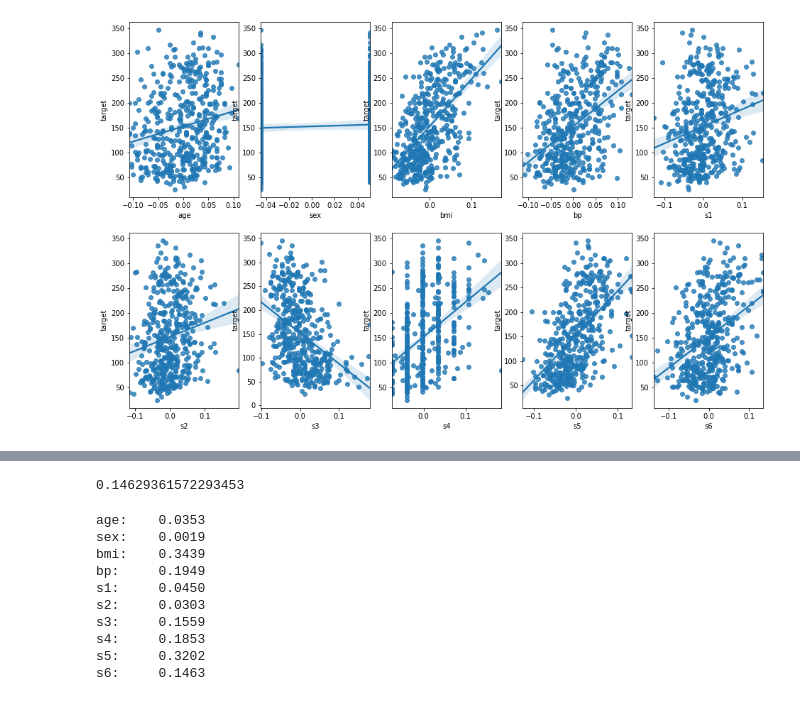
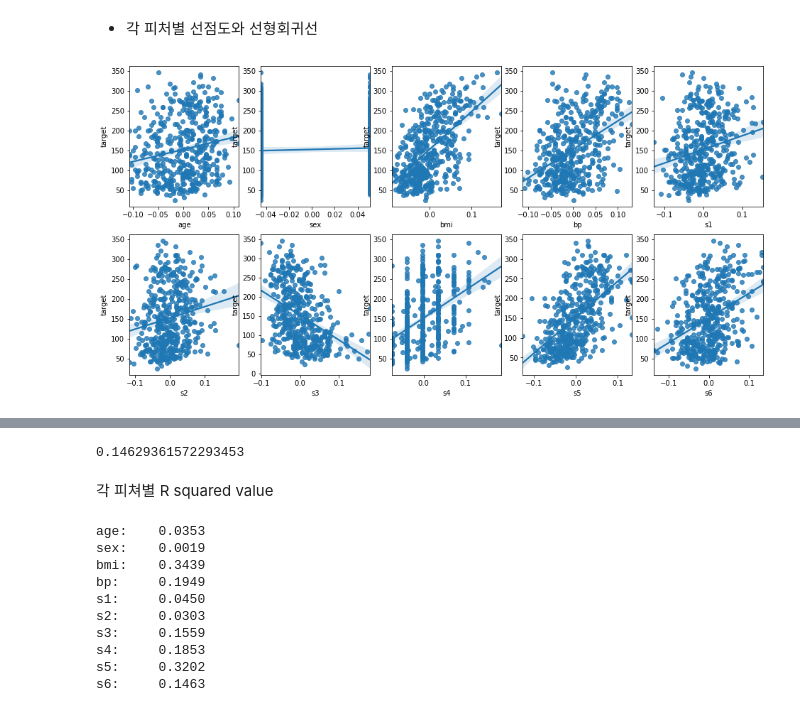
Before and after one commit to kstknow/--2021-12-1, a Jupyter notebook: 실습/김승태.ipynb, the cells around one changed output, grey strips where cells are left out. Cells and saved outputs as stored; diff of their text form; code cells hidden in the pictures.

```diff
--- a/실습/김승태.ipynb
+++ b/실습/김승태.ipynb
@@ -16,13 +16,15 @@ df.head()
 | 2 | 0.085299 | 0.050680 | 0.044451 | -0.005671 | -0.045599 | -0.034194 | -0.032356 | -0.002592 | 0.002864 | -0.025930 | 141.0 |
 | 3 | -0.089063 | -0.044642 | -0.011595 | -0.036656 | 0.012191 | 0.024991 | -0.036038 | 0.034309 | 0.022692 | -0.009362 | 206.0 |
 | 4 | 0.005383 | -0.044642 | -0.036385 | 0.021872 | 0.003935 | 0.015596 | 0.008142 | -0.002592 | -0.031991 | -0.046641 | 135.0 |
+# %% [markdown]
+- 각 피처별 선점도와 선형회귀선
 # %%
-fig, axs = plt.subplots(nrows=2, ncols=5, figsize=(16,10))
-for i, feature in enumerate(diabetes.feature_names):
-    row, col = i//5, i%5
+_, axs = plt.subplots(nrows=2, ncols=5, figsize=(16,8))
+for i, feature in enumerate(df.columns[:-1]):
+    row, col = i//5, i%5  # 칼럼수가 5개여서 5를 나눈다.
     sns.regplot(x=feature, y='target', data=df, ax=axs[row][col])
 # %% [output]
-[figure, old version]
+[figure, new version]
 # %%
 df.describe() # 대부분 y값은 오른쪽 끝에 있음, # 연속적인 값을 구하기 위해 회귀/ (0~100)까지 숫자를
 # %% [output]
@@ -48,6 +50,8 @@ lr.fit(X, y)
 lr.score(X, y)
 # %% [output]
 0.14629361572293453
+# %% [markdown]
+ 각 피쳐별 R squared value
 # %%
 y= diabetes.target
 
```
Also changed, not shown: parts of 9 cells of this notebook.
